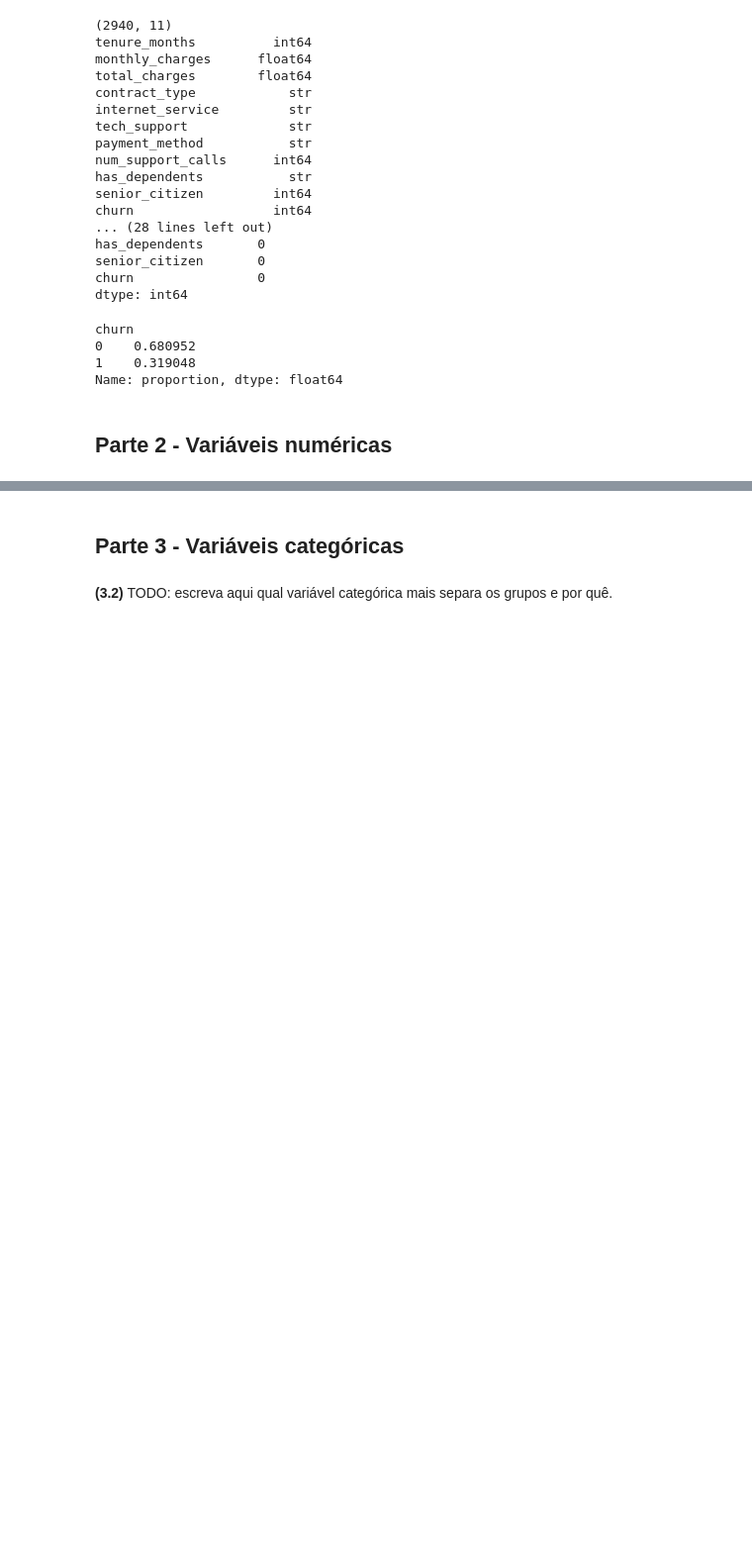
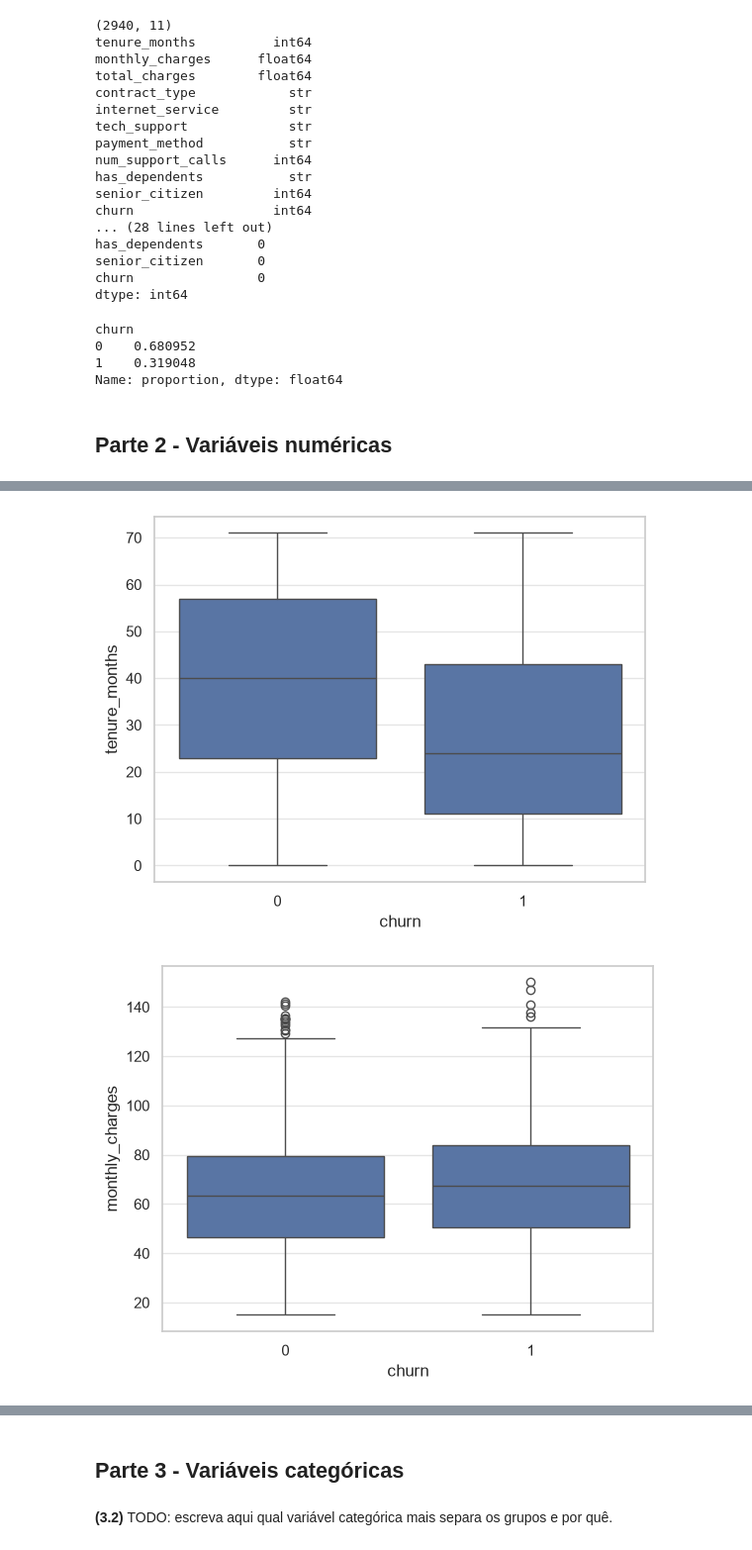
Before and after one commit to umdevaprendiz/churn-prediction-ml, a Jupyter notebook: notebooks/eda.ipynb, the cells around one changed output, grey strips where cells are left out. Shown at 99% size. Saved outputs shown, nothing was run; the diff lists cells and outputs as text; code cells hidden in the pictures; blank space fills up the shorter version.

```diff
--- a/notebooks/eda.ipynb
+++ b/notebooks/eda.ipynb
@@ -72,2 +79,11 @@ numeric_cols = ["tenure_months", "monthly_charges", "total_charges", "num_suppor
 # %%
 # TODO (2.2): um boxplot de cada coluna numérica separado por churn
+
+df_numeric_cols = df[numeric_cols]
+
+for coluna in numeric_cols:
+    sns.boxplot(x="churn", y=coluna, data=df)
+    plt.show()
+# %% [output]
+[figure, added]
+[figure, added]
```
Also changed, not shown: parts of 3 cells of this notebook.
